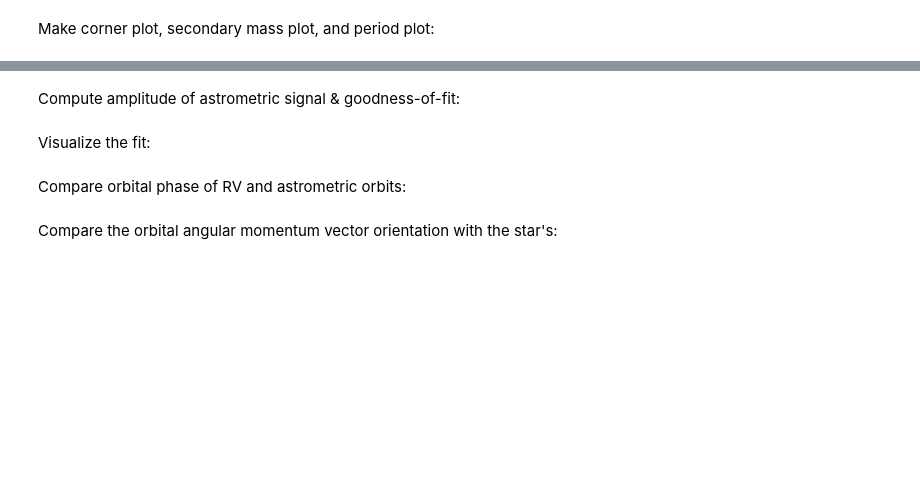
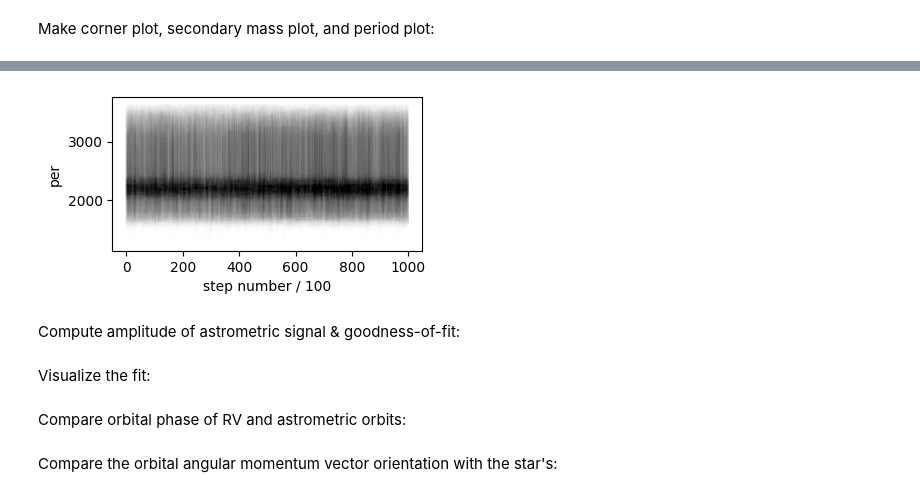
Before and after one commit to sblunt/betelgeuse, a Jupyter notebook: is_it_real.ipynb, the cells around one changed output, grey strips where cells are left out. Cells and saved outputs as stored; diff of their text form; code cells hidden in the pictures; blank space fills up the shorter version.

```diff
--- a/is_it_real.ipynb
+++ b/is_it_real.ipynb
@@ -47,2 +55,25 @@ plt.savefig("{}/mass_period.png".format(savedir), dpi=250)
+# %%
+# make MCMC convergence plots
+params = {"per1": "per"}
+for param in params.keys():
+    chn = beetle_results.post[:, beetle_results.system.param_idx[param]] * 365.25
+
+    num_walkers = 1000
+    n_steps = len(chn) // num_walkers
+    chn = chn.reshape((num_walkers, n_steps))
+
+    walkers_to_plot = np.random.choice(num_walkers, size=500, replace=False)
+    plt.figure(figsize=(4, 2))
+    chop_after = 0
+    for w in walkers_to_plot:
+        plt.plot(chn[w, :][chop_after:], color="k", alpha=0.005)
+    plt.xlabel("step number / 100")
+    plt.ylabel(params[param])
+    plt.savefig(
+        "plots/planetTrue_dvdFalse_renormHIPFalse_burn100_total1000000/per_chains.png",
+        dpi=250,
+    )
+# %% [output]
+[figure, added]
 # %% [markdown]
 Compute amplitude of astrometric signal & goodness-of-fit:
```
Also changed, not shown: parts of 7 cells of this notebook, 8 other files.
